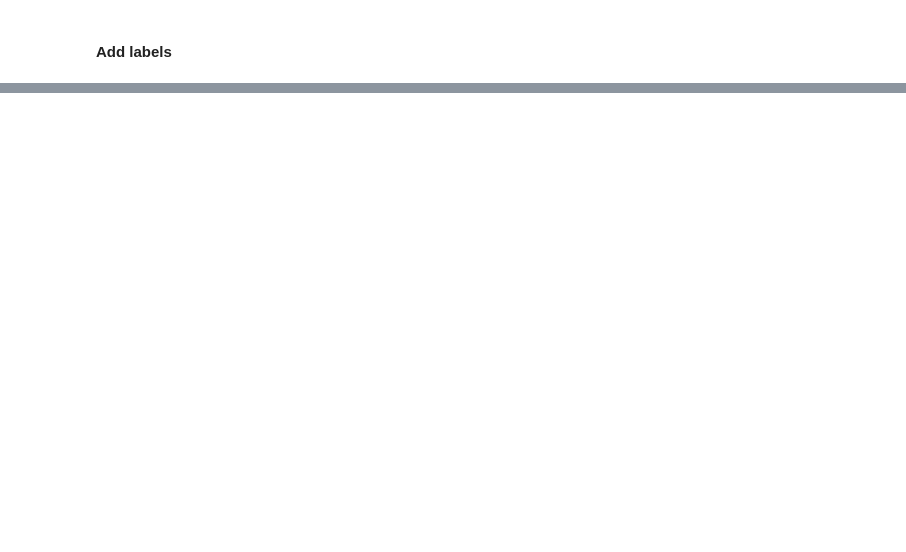
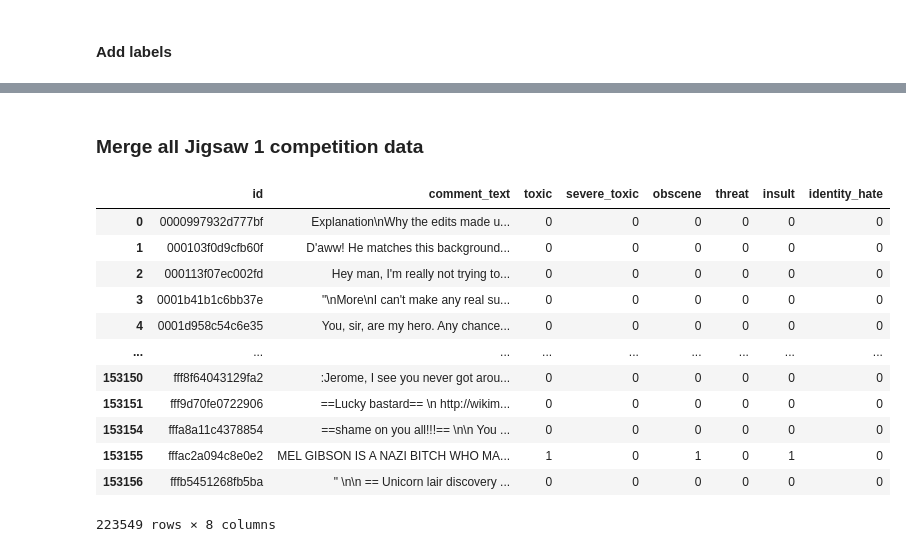
Before and after one commit to MonideepDe/Jigsaw-Severity-2021, a Jupyter notebook: notebooks/data_processing.ipynb, the cells around one changed output, grey strips where cells are left out. Saved outputs shown, nothing was run; the diff lists cells and outputs as text; code cells hidden in the pictures; blank space fills up the shorter version.

```diff
--- a/notebooks/data_processing.ipynb
+++ b/notebooks/data_processing.ipynb
@@ -180,0 +165,19 @@ test_1_data_df
+# %% [markdown]
+### Merge all Jigsaw 1 competition data
+# %%
+train_1_final_df = pd.concat([train_1_df, test_1_data_df])
+train_1_final_df
+# %% [output]
+|  | id | comment_text | toxic | severe_toxic | obscene | threat | insult | identity_hate |
+| 0 | 0000997932d777bf | Explanation\nWhy the edits made u... | 0 | 0 | 0 | 0 | 0 | 0 |
+| 1 | 000103f0d9cfb60f | D'aww! He matches this background... | 0 | 0 | 0 | 0 | 0 | 0 |
+| 2 | 000113f07ec002fd | Hey man, I'm really not trying to... | 0 | 0 | 0 | 0 | 0 | 0 |
+| 3 | 0001b41b1c6bb37e | "\nMore\nI can't make any real su... | 0 | 0 | 0 | 0 | 0 | 0 |
+| 4 | 0001d958c54c6e35 | You, sir, are my hero. Any chance... | 0 | 0 | 0 | 0 | 0 | 0 |
+| ... | ... | ... | ... | ... | ... | ... | ... | ... |
+| 153150 | fff8f64043129fa2 | :Jerome, I see you never got arou... | 0 | 0 | 0 | 0 | 0 | 0 |
+| 153151 | fff9d70fe0722906 | ==Lucky bastard== \n http://wikim... | 0 | 0 | 0 | 0 | 0 | 0 |
+| 153154 | fffa8a11c4378854 | ==shame on you all!!!== \n\n You ... | 0 | 0 | 0 | 0 | 0 | 0 |
+| 153155 | fffac2a094c8e0e2 | MEL GIBSON IS A NAZI BITCH WHO MA... | 1 | 0 | 1 | 0 | 1 | 0 |
+| 153156 | fffb5451268fb5ba | " \n\n == Unicorn lair discovery ... | 0 | 0 | 0 | 0 | 0 | 0 |
+223549 rows × 8 columns
```
Also changed, not shown: parts of 26 cells of this notebook.
